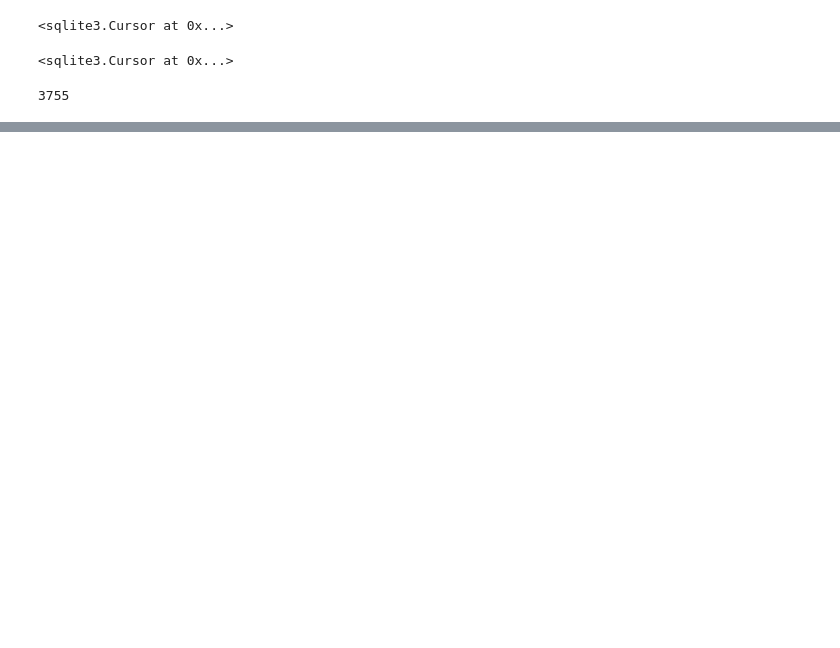
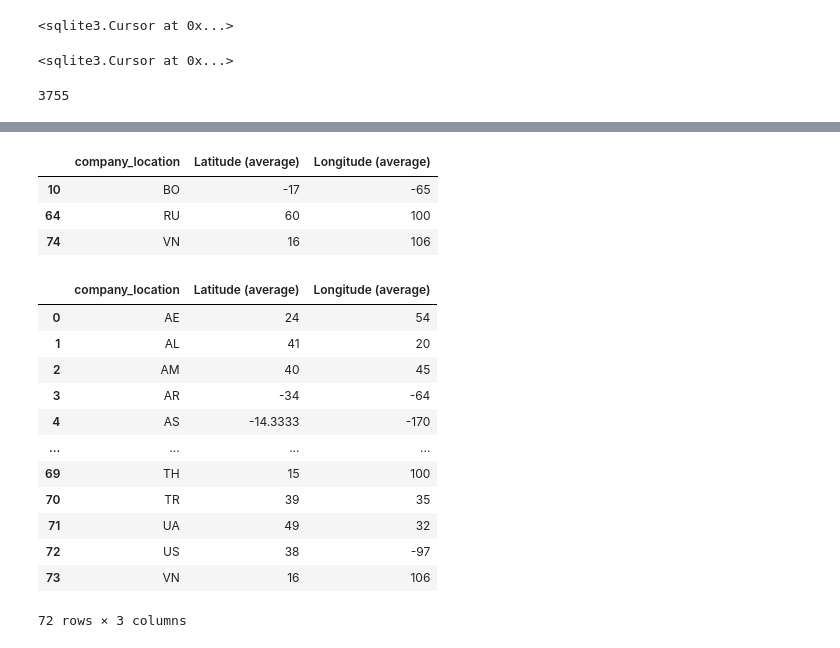
Before and after one commit to StanJohn04/DataScience_Salaries_Dashboard, a Jupyter notebook: database_creation.ipynb, the cells around one changed output, grey strips where cells are left out. Saved outputs shown, nothing was run; the diff lists cells and outputs as text; code cells hidden in the pictures; blank space fills up the shorter version.

```diff
--- a/database_creation.ipynb
+++ b/database_creation.ipynb
@@ -64,0 +162,24 @@ ProgrammingError: Cannot operate on a closed database.
+# %%
+merged_df[merged_df.duplicated(subset = ['company_location', 'Latitude (average)', 'Longitude (average)'])]
+# %% [output]
+|  | company_location | Latitude (average) | Longitude (average) |
+| 10 | BO | -17 | -65 |
+| 64 | RU | 60 | 100 |
+| 74 | VN | 16 | 106 |
+# %%
+df_cleaned = merged_df.drop([merged_df.index[10], merged_df.index[64], merged_df.index[74]])
+df_cleaned
+# %% [output]
+|  | company_location | Latitude (average) | Longitude (average) |
+| 0 | AE | 24 | 54 |
+| 1 | AL | 41 | 20 |
+| 2 | AM | 40 | 45 |
+| 3 | AR | -34 | -64 |
+| 4 | AS | -14.3333 | -170 |
+| ... | ... | ... | ... |
+| 69 | TH | 15 | 100 |
+| 70 | TR | 39 | 35 |
+| 71 | UA | 49 | 32 |
+| 72 | US | 38 | -97 |
+| 73 | VN | 16 | 106 |
+72 rows × 3 columns
```
Also changed, not shown: parts of 18 cells of this notebook, 3 other files.
